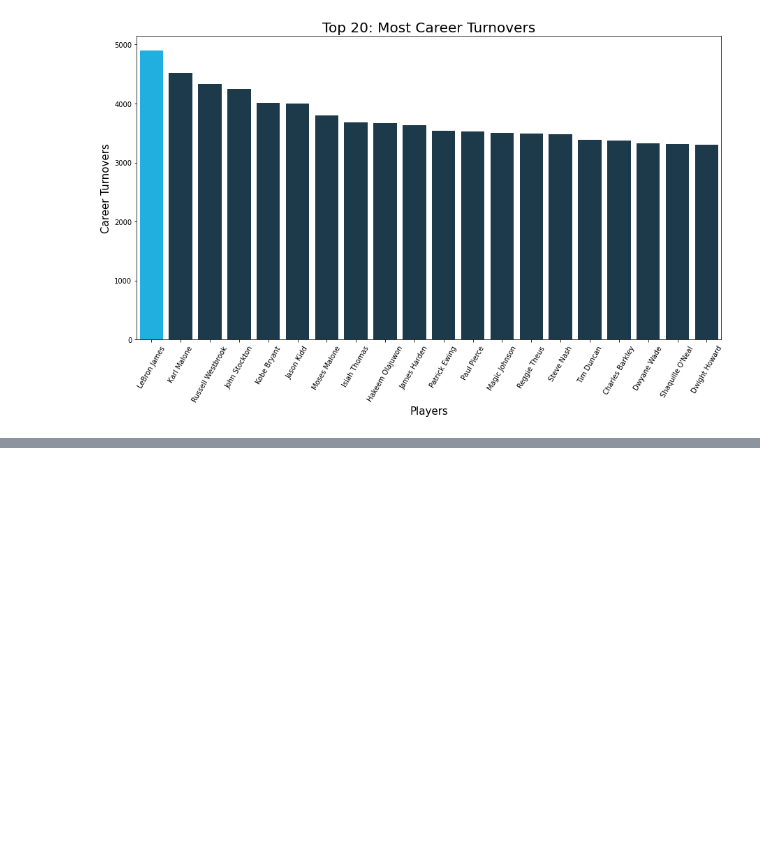
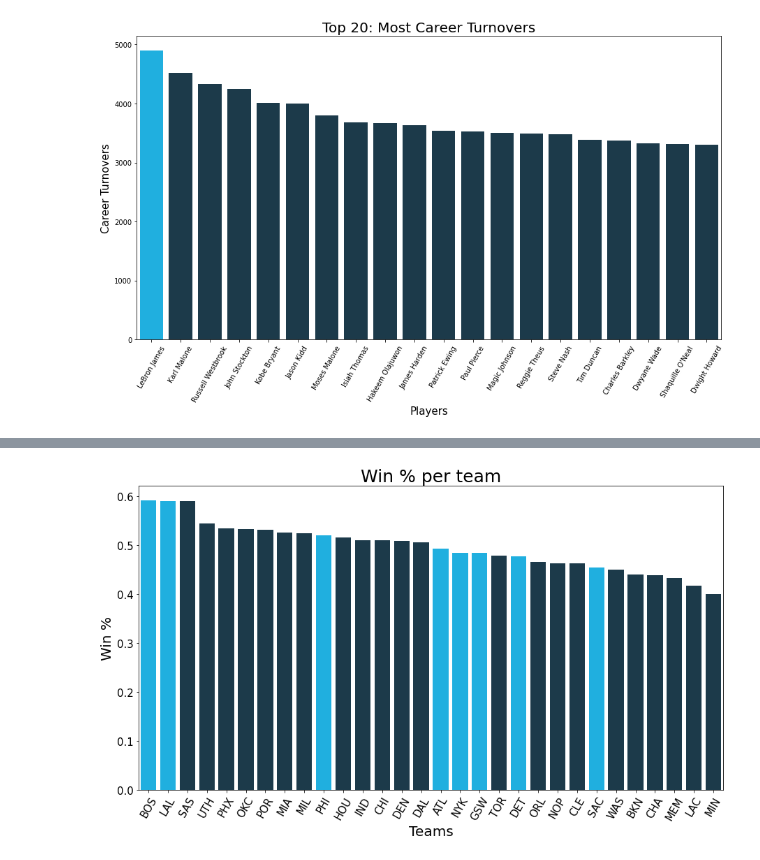
Before and after one commit to Saffian-Asghar/NBA_Network_Analysis, a Jupyter notebook: Notebooks/NBA_EDA.ipynb, the cells around one changed output, grey strips where cells are left out. Saved outputs shown, nothing was run; the diff lists cells and outputs as text; code cells hidden in the pictures; blank space fills up the shorter version.

```diff
--- a/Notebooks/NBA_EDA.ipynb
+++ b/Notebooks/NBA_EDA.ipynb
@@ -624,0 +699,25 @@ plt.show()
+# %%
+teams_df.sort_values(by='W/L%', ascending=False, inplace=True)
+teams_df['color'] = '#143D52'
+# Set the color for specific players
+teams_df.loc[teams_df['TeamAbbreviation'] == 'SAC', 'color'] = '#00BFFF'
+teams_df.loc[teams_df['TeamAbbreviation'] == 'DET', 'color'] = '#00BFFF'
+teams_df.loc[teams_df['TeamAbbreviation'] == 'GSW', 'color'] = '#00BFFF'
+teams_df.loc[teams_df['TeamAbbreviation'] == 'PHI', 'color'] = '#00BFFF'
+teams_df.loc[teams_df['TeamAbbreviation'] == 'BOS', 'color'] = '#00BFFF'
+teams_df.loc[teams_df['TeamAbbreviation'] == 'NYK', 'color'] = '#00BFFF'
+teams_df.loc[teams_df['TeamAbbreviation'] == 'LAL', 'color'] = '#00BFFF'
+teams_df.loc[teams_df['TeamAbbreviation'] == 'ATL', 'color'] = '#00BFFF'
+
+# Plot the bar chart
+plt.figure(figsize=(15,8))
+
+sns.barplot(data = teams_df, x='TeamAbbreviation', y='W/L%',palette=teams_df['color'])
+plt.xticks(rotation=60,fontsize=15)
+plt.yticks(fontsize=15)
+plt.xlabel('Teams', fontsize=20)
+plt.ylabel('Win %', fontsize=20)
+plt.title("Win % per team", fontsize=25)
+plt.show()
+# %% [output]
+[figure, added]
```
Also changed, not shown: parts of 12 cells of this notebook, 1 other file.
